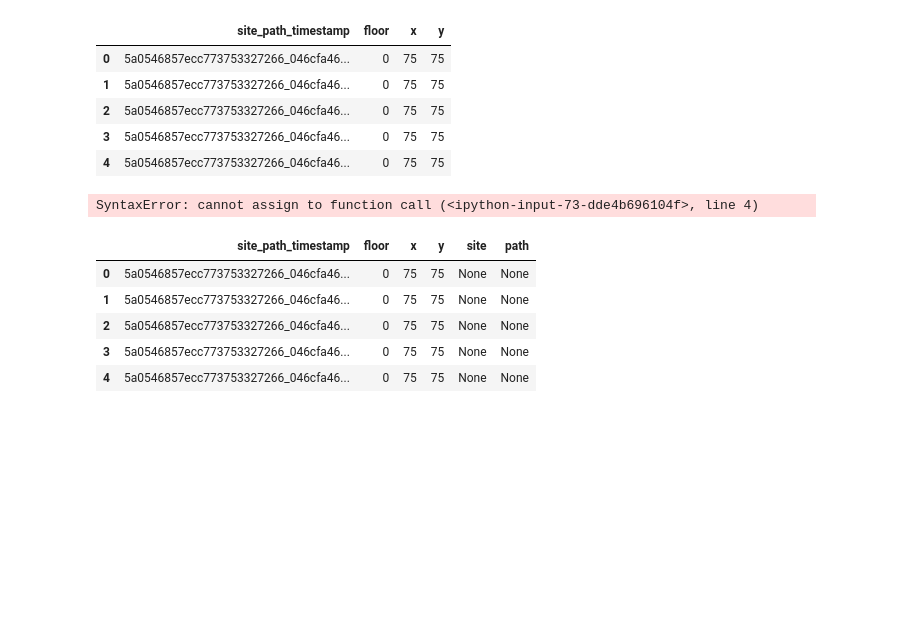
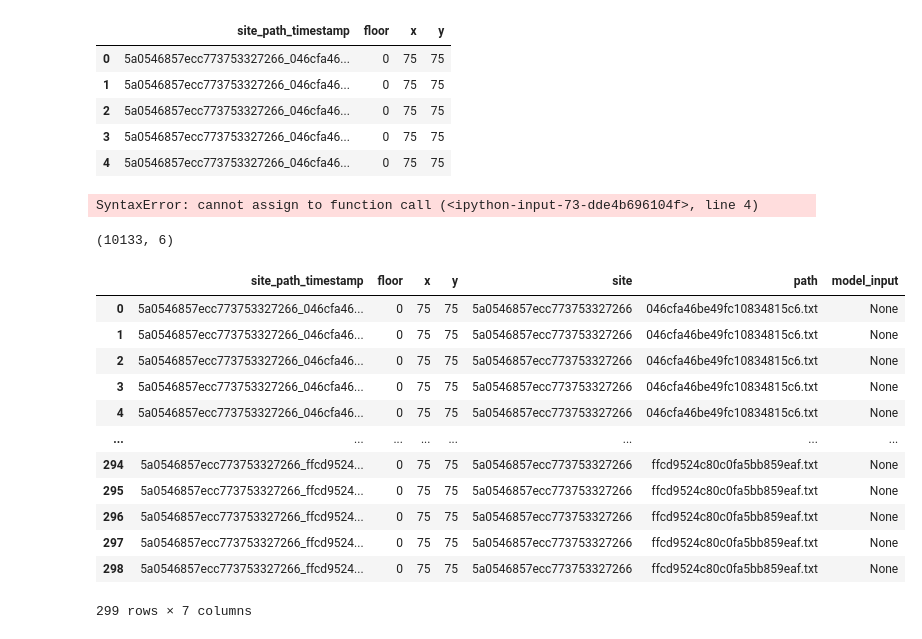
Before and after one commit to WenjunJiang/IndoorLocationNavigation, a Jupyter notebook: IndoorLocationNavigation-Latest.ipynb, the cells around one changed output. Saved outputs shown, nothing was run; the diff lists cells and outputs as text; code cells hidden in the pictures; blank space fills up the shorter version.

Commit message:
update on the model and submission file creation

```diff
--- a/IndoorLocationNavigation-Latest.ipynb
+++ b/IndoorLocationNavigation-Latest.ipynb
@@ -331,12 +332,34 @@ for i, row in submission_data.iterrows():
 #     row['path'], row['site'] = row.site_path_timestamp.split('_')[1], row.site_path_timestamp.split('_')[0]
 # %% [output]
 SyntaxError: cannot assign to function call (<ipython-input-73-dde4b696104f>, line 4)
+# %%
+submission_data = pd.DataFrame(sample_csv)
+# %%
+# for i,row in submission_data.iterrows():
+#     row['site'] = row.site_path_timestamp.split("_")[0]
+#     row['path'] = row.site_path_timestamp.split("_")[1]
+#     print(row)
+submission_data.site = submission_data.site_path_timestamp.apply(lambda x: x.split("_")[0])
+# %%
+submission_data.path = submission_data.site_path_timestamp.apply(lambda x: x.split("_")[1]+".txt")
 # %%
-submission_data.head()
+submission_data.shape
 # %% [output]
-|  | site_path_timestamp | floor | x | y | site | path |
-| 0 | 5a0546857ecc773753327266_046cfa46... | 0 | 75 | 75 | None | None |
-| 1 | 5a0546857ecc773753327266_046cfa46... | 0 | 75 | 75 | None | None |
-| 2 | 5a0546857ecc773753327266_046cfa46... | 0 | 75 | 75 | None | None |
-| 3 | 5a0546857ecc773753327266_046cfa46... | 0 | 75 | 75 | None | None |
-| 4 | 5a0546857ecc773753327266_046cfa46... | 0 | 75 | 75 | None | None |
+(10133, 6)
+# %%
+submission_data['model_input']=None
+submission_data[submission_data.site == '5a0546857ecc773753327266']
+# %% [output]
+|  | site_path_timestamp | floor | x | y | site | path | model_input |
+| 0 | 5a0546857ecc773753327266_046cfa46... | 0 | 75 | 75 | 5a0546857ecc773753327266 | 046cfa46be49fc10834815c6.txt | None |
+| 1 | 5a0546857ecc773753327266_046cfa46... | 0 | 75 | 75 | 5a0546857ecc773753327266 | 046cfa46be49fc10834815c6.txt | None |
+| 2 | 5a0546857ecc773753327266_046cfa46... | 0 | 75 | 75 | 5a0546857ecc773753327266 | 046cfa46be49fc10834815c6.txt | None |
+| 3 | 5a0546857ecc773753327266_046cfa46... | 0 | 75 | 75 | 5a0546857ecc773753327266 | 046cfa46be49fc10834815c6.txt | None |
+| 4 | 5a0546857ecc773753327266_046cfa46... | 0 | 75 | 75 | 5a0546857ecc773753327266 | 046cfa46be49fc10834815c6.txt | None |
+| ... | ... | ... | ... | ... | ... | ... | ... |
+| 294 | 5a0546857ecc773753327266_ffcd9524... | 0 | 75 | 75 | 5a0546857ecc773753327266 | ffcd9524c80c0fa5bb859eaf.txt | None |
+| 295 | 5a0546857ecc773753327266_ffcd9524... | 0 | 75 | 75 | 5a0546857ecc773753327266 | ffcd9524c80c0fa5bb859eaf.txt | None |
+| 296 | 5a0546857ecc773753327266_ffcd9524... | 0 | 75 | 75 | 5a0546857ecc773753327266 | ffcd9524c80c0fa5bb859eaf.txt | None |
+| 297 | 5a0546857ecc773753327266_ffcd9524... | 0 | 75 | 75 | 5a0546857ecc773753327266 | ffcd9524c80c0fa5bb859eaf.txt | None |
+| 298 | 5a0546857ecc773753327266_ffcd9524... | 0 | 75 | 75 | 5a0546857ecc773753327266 | ffcd9524c80c0fa5bb859eaf.txt | None |
+299 rows × 7 columns
```
Also changed, not shown: parts of 23 cells of this notebook, 3 other files.
